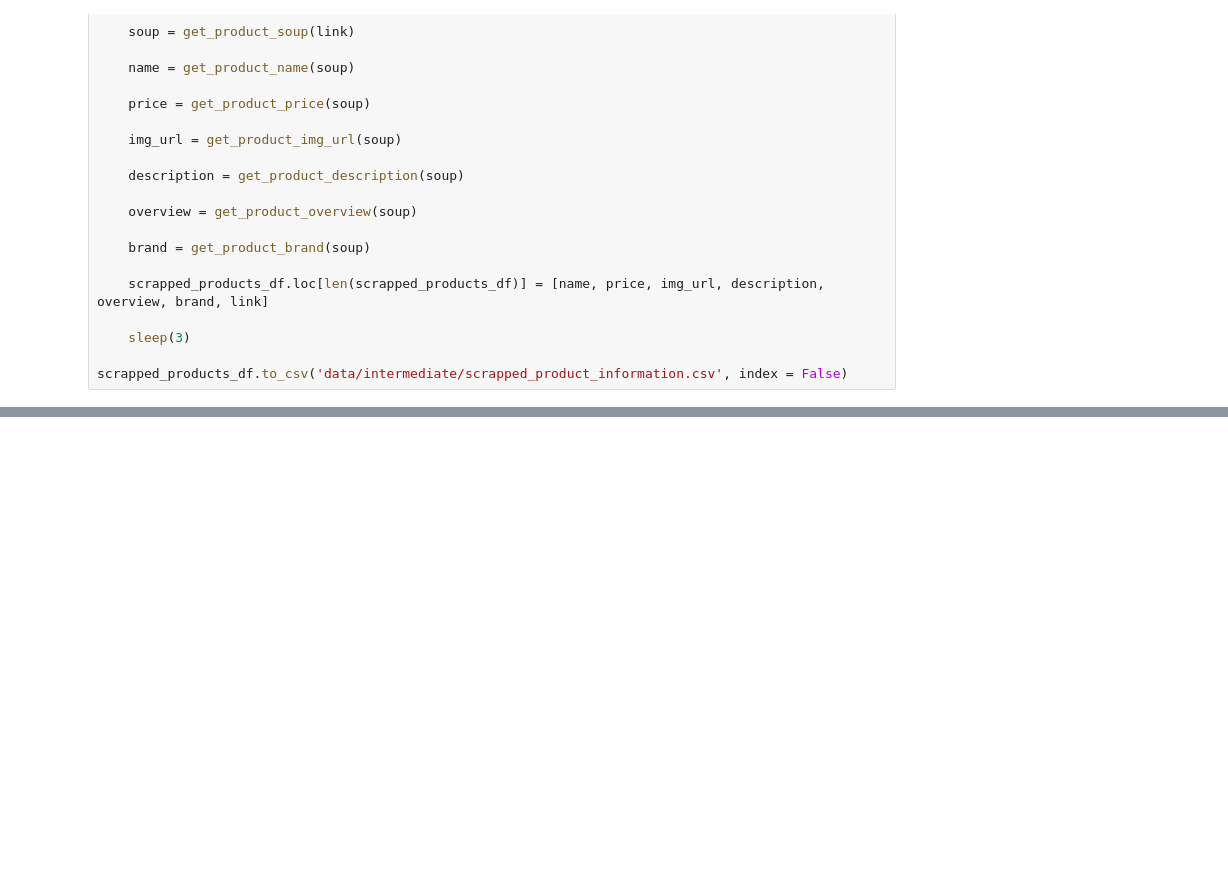
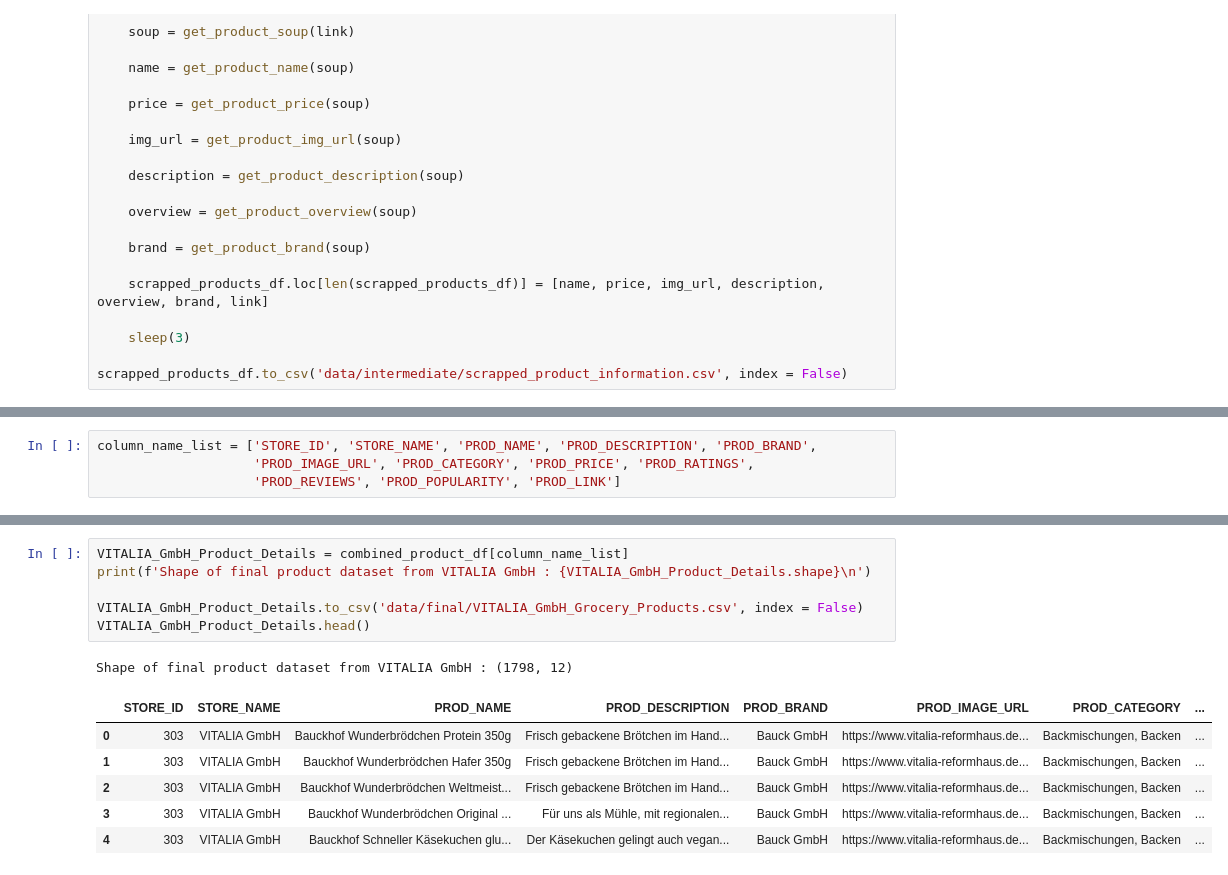
Before and after one commit to jishnukoliyadan/VITALIA-GmbH-Web-Scrapping, a Jupyter notebook: Grocery_Product_Scrapping.ipynb, the cells around one changed output, grey strips where cells are left out. Saved outputs shown, nothing was run; the diff lists cells and outputs as text; blank space fills up the shorter version.

```diff
--- a/Grocery_Product_Scrapping.ipynb
+++ b/Grocery_Product_Scrapping.ipynb
@@ -271,0 +301,4 @@ scrapped_products_df.to_csv('data/intermediate/scrapped_product_information.csv'
+# %%
+column_name_list = ['STORE_ID', 'STORE_NAME', 'PROD_NAME', 'PROD_DESCRIPTION', 'PROD_BRAND',
+                    'PROD_IMAGE_URL', 'PROD_CATEGORY', 'PROD_PRICE', 'PROD_RATINGS',
+                    'PROD_REVIEWS', 'PROD_POPULARITY', 'PROD_LINK']
@@ -271,0 +316,14 @@ scrapped_products_df.to_csv('data/intermediate/scrapped_product_information.csv'
+# %%
+VITALIA_GmbH_Product_Details = combined_product_df[column_name_list]
+print(f'Shape of final product dataset from VITALIA GmbH : {VITALIA_GmbH_Product_Details.shape}\n')
+
+VITALIA_GmbH_Product_Details.to_csv('data/final/VITALIA_GmbH_Grocery_Products.csv', index = False)
+VITALIA_GmbH_Product_Details.head()
+# %% [output]
+Shape of final product dataset from VITALIA GmbH : (1798, 12)
+|  | STORE_ID | STORE_NAME | PROD_NAME | PROD_DESCRIPTION | PROD_BRAND | PROD_IMAGE_URL | PROD_CATEGORY | ... |
+| 0 | 303 | VITALIA GmbH | Bauckhof Wunderbrödchen Protein 350g | Frisch gebackene Brötchen im Hand... | Bauck GmbH | https://www.vitalia-reformhaus.de... | Backmischungen, Backen | ... |
+| 1 | 303 | VITALIA GmbH | Bauckhof Wunderbrödchen Hafer 350g | Frisch gebackene Brötchen im Hand... | Bauck GmbH | https://www.vitalia-reformhaus.de... | Backmischungen, Backen | ... |
+| 2 | 303 | VITALIA GmbH | Bauckhof Wunderbrödchen Weltmeist... | Frisch gebackene Brötchen im Hand... | Bauck GmbH | https://www.vitalia-reformhaus.de... | Backmischungen, Backen | ... |
+| 3 | 303 | VITALIA GmbH | Bauckhof Wunderbrödchen Original ... | Für uns als Mühle, mit regionalen... | Bauck GmbH | https://www.vitalia-reformhaus.de... | Backmischungen, Backen | ... |
+| 4 | 303 | VITALIA GmbH | Bauckhof Schneller Käsekuchen glu... | Der Käsekuchen gelingt auch vegan... | Bauck GmbH | https://www.vitalia-reformhaus.de... | Backmischungen, Backen | ... |
```
Also changed, not shown: parts of 5 cells of this notebook, 1 other file.
